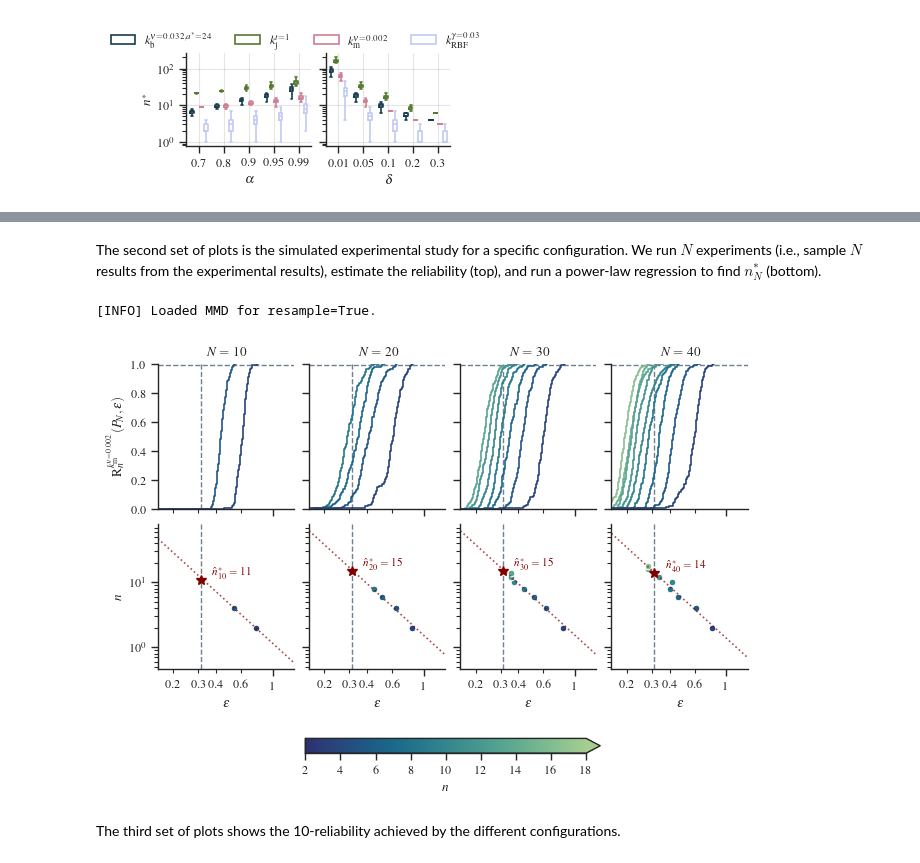
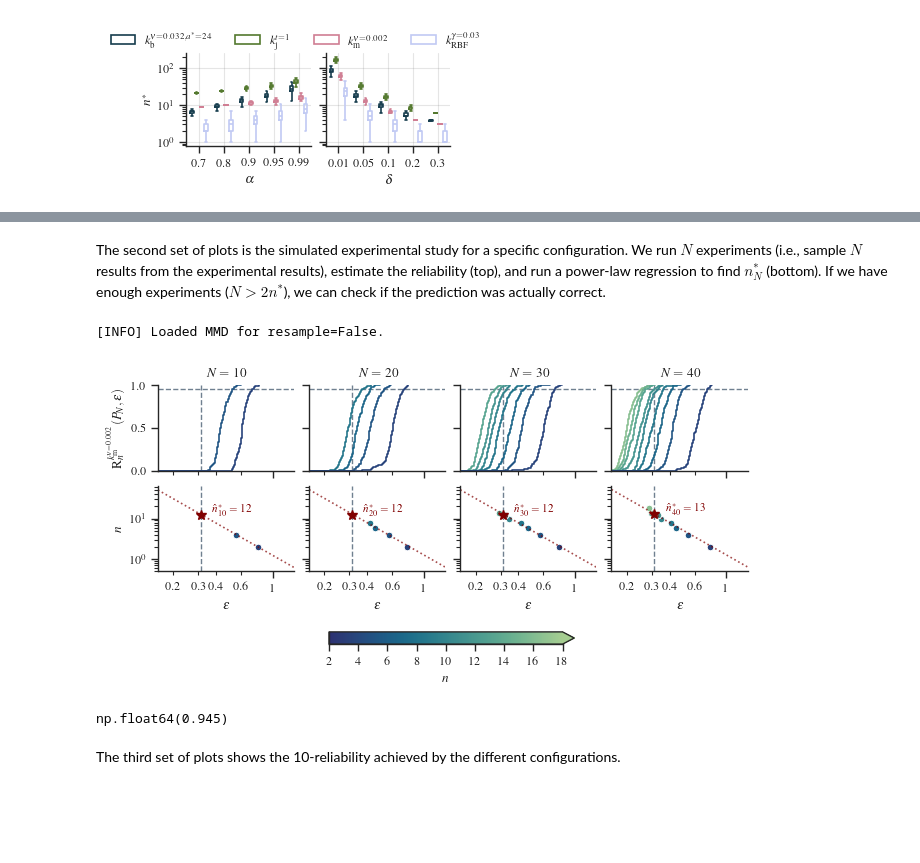
Before and after one commit to DrCohomology/genexpy, a Jupyter notebook: demos/case_studies/Categorical Encoders/reliability_analysis.ipynb, the cells around one changed output, grey strips where cells are left out. Saved outputs shown, nothing was run; the diff lists cells and outputs as text; code cells hidden in the pictures; blank space fills up the shorter version.

Commit message:
plot updates

```diff
--- a/demos/case_studies/Categorical Encoders/reliability_analysis.ipynb
+++ b/demos/case_studies/Categorical Encoders/reliability_analysis.ipynb
@@ -152,13 +152,23 @@ plotter.plot_reliability_on_n(alpha=0.95, deltas=[0.01, 0.05, 0.1], fig_width=3.
 # %% [markdown]
 The second set of plots is the simulated experimental study for a specific configuration.
 We run $N$ experiments (i.e., sample $N$ results from the experimental results), estimate the reliability (top), and run a power-law regression to find $n^*_N$ (bottom).
+If we have enough experiments ($N > 2n^*$), we can check if the prediction was actually correct.
 # %%
 configuration = {"model": "DTC", "tuning": "no", "scoring": "F1"}
 kernels = [plotter.kernels[2]]
-plotter.plot_simulated_experimental_study(configuration=configuration, alpha=0.99, delta=0.05, kernels=kernels, xmin_padding=0.5, fig_width=6.5, resample=True)
+plotter.plot_simulated_experimental_study(configuration=configuration, alpha=0.95, delta=0.05, kernels=kernels, xmin_padding=0.5, fig_width=6.5, resample=False)
 # %% [output]
-[INFO] Loaded MMD for resample=True.
+[INFO] Loaded MMD for resample=False.
-[figure, old version]
+[figure, new version]
+# %%
+query_str = plotter._get_query_string_from_configuration(configuration)
+kernelname = str(kernels[0])
+nstar = 13
+eps = 0.312
+df = plotter.dfmmd.query(query_str).query("kernel == @kernelname and method=='embedding' and N == 40").query("n == 12")
+(df["mmd"] <= eps).mean()
+# %% [output]
+np.float64(0.945)
 # %% [markdown]
 The third set of plots shows the 10-reliability achieved by the different configurations.
 # %% [markdown]
```
Also changed, not shown: parts of 3 cells of this notebook, 11 other files.
